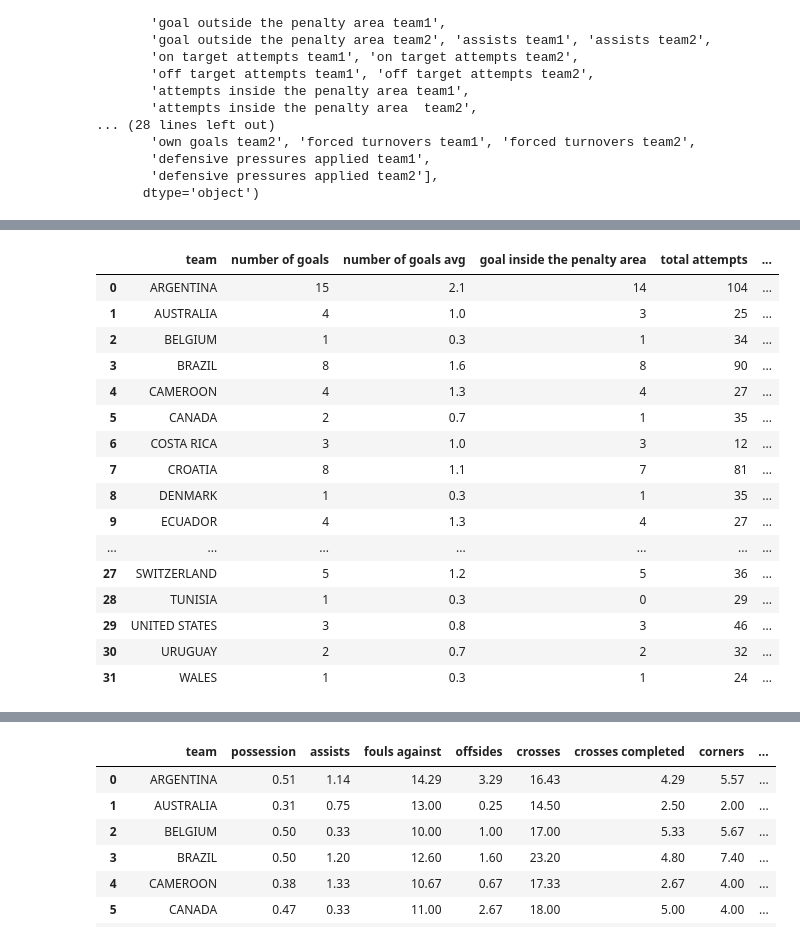
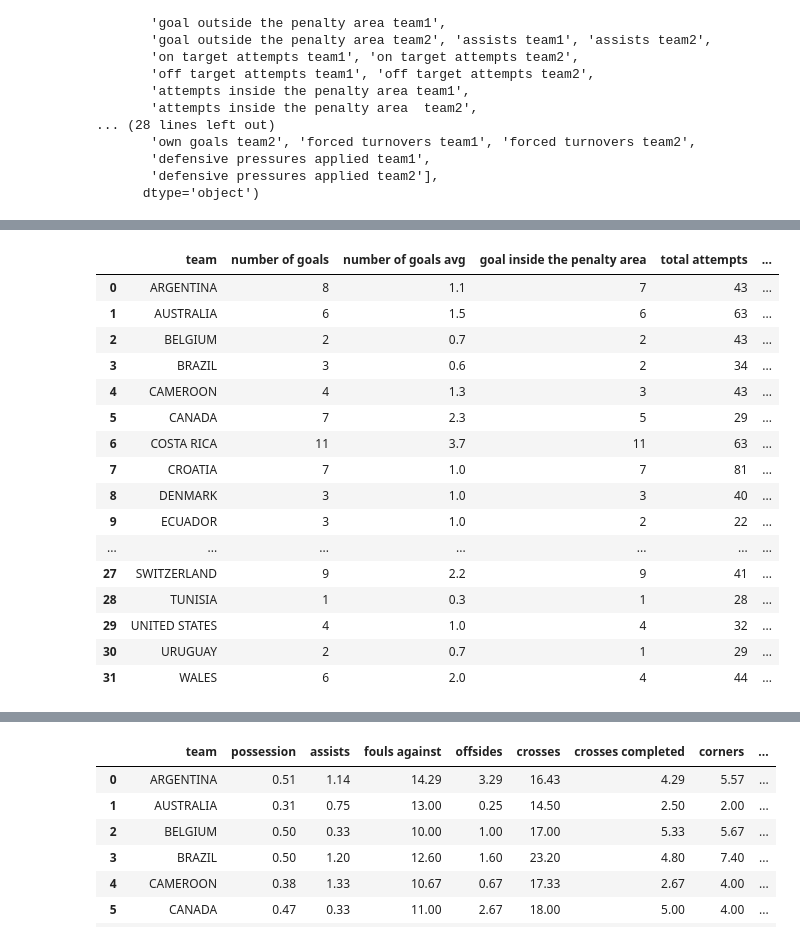
Before and after one commit to AdrielSalguero/Qatar-2022-games-analysis, a Jupyter notebook: deepnote/Qatar-2022-analysis/Global.ipynb, the cells around one changed output, grey strips where cells are left out. Cells and saved outputs as stored; diff of their text form; code cells hidden in the pictures.

```diff
--- a/deepnote/Qatar-2022-analysis/Global.ipynb
+++ b/deepnote/Qatar-2022-analysis/Global.ipynb
@@ -179,7 +174,7 @@ def goals(df):
 
     qatar_teams_goals = df.groupby('team').agg({'number of goals': ['sum', lambda x: round(x.mean(), 1)],
                                                             'goal inside the penalty area': 'sum',
-                                                            'total attempts': 'sum',
+                                                            'total attempts': ['sum','mean'],
                                                             'on target attempts': 'sum',
                                                             'off target attempts': 'sum',
                                                             'attempts inside the penalty area': 'sum',
@@ -198,7 +193,7 @@ def goals(df):
 
 
     qatar_teams_goals.columns = ['team','number of goals','number of goals avg','goal inside the penalty area',
-                                    'total attempts','on target attempts','off target attempts','attempts inside the penalty area',
+                                    'total attempts', 'total attemps avg','on target attempts','off target attempts','attempts inside the penalty area',
                                     'penalties scored','%goals inside','%goals of penalties','%goals outside','Situacion per goal',
                                     '% attempts inside area','% attempts outside area']
 
@@ -206,25 +201,25 @@ def goals(df):
 # %%
 qatar_teams_goals = goals(qatar_teams)
 qatar_teams_goals_against = goals(qatar_teams_against)
-qatar_teams_goals
+qatar_teams_goals_against
 # %% [output]
 |  | team | number of goals | number of goals avg | goal inside the penalty area | total attempts | ... |
-| 0 | ARGENTINA | 15 | 2.1 | 14 | 104 | ... |
-| 1 | AUSTRALIA | 4 | 1.0 | 3 | 25 | ... |
-| 2 | BELGIUM | 1 | 0.3 | 1 | 34 | ... |
-| 3 | BRAZIL | 8 | 1.6 | 8 | 90 | ... |
-| 4 | CAMEROON | 4 | 1.3 | 4 | 27 | ... |
-| 5 | CANADA | 2 | 0.7 | 1 | 35 | ... |
-| 6 | COSTA RICA | 3 | 1.0 | 3 | 12 | ... |
-| 7 | CROATIA | 8 | 1.1 | 7 | 81 | ... |
-| 8 | DENMARK | 1 | 0.3 | 1 | 35 | ... |
-| 9 | ECUADOR | 4 | 1.3 | 4 | 27 | ... |
+| 0 | ARGENTINA | 8 | 1.1 | 7 | 43 | ... |
+| 1 | AUSTRALIA | 6 | 1.5 | 6 | 63 | ... |
+| 2 | BELGIUM | 2 | 0.7 | 2 | 43 | ... |
+| 3 | BRAZIL | 3 | 0.6 | 2 | 34 | ... |
+| 4 | CAMEROON | 4 | 1.3 | 3 | 43 | ... |
+| 5 | CANADA | 7 | 2.3 | 5 | 29 | ... |
+| 6 | COSTA RICA | 11 | 3.7 | 11 | 63 | ... |
+| 7 | CROATIA | 7 | 1.0 | 7 | 81 | ... |
+| 8 | DENMARK | 3 | 1.0 | 3 | 40 | ... |
+| 9 | ECUADOR | 3 | 1.0 | 2 | 22 | ... |
 | ... | ... | ... | ... | ... | ... | ... |
-| 27 | SWITZERLAND | 5 | 1.2 | 5 | 36 | ... |
-| 28 | TUNISIA | 1 | 0.3 | 0 | 29 | ... |
-| 29 | UNITED STATES | 3 | 0.8 | 3 | 46 | ... |
-| 30 | URUGUAY | 2 | 0.7 | 2 | 32 | ... |
-| 31 | WALES | 1 | 0.3 | 1 | 24 | ... |
+| 27 | SWITZERLAND | 9 | 2.2 | 9 | 41 | ... |
+| 28 | TUNISIA | 1 | 0.3 | 1 | 28 | ... |
+| 29 | UNITED STATES | 4 | 1.0 | 4 | 32 | ... |
+| 30 | URUGUAY | 2 | 0.7 | 1 | 29 | ... |
+| 31 | WALES | 6 | 2.0 | 4 | 44 | ... |
 # %%
 qatar_teams_goals_sort = qatar_teams_goals.sort_values(('number of goals'), ascending=False)
 team_counts = qatar_teams['team'].value_counts().reset_index()
```
Also changed, not shown: parts of 22 cells of this notebook.
